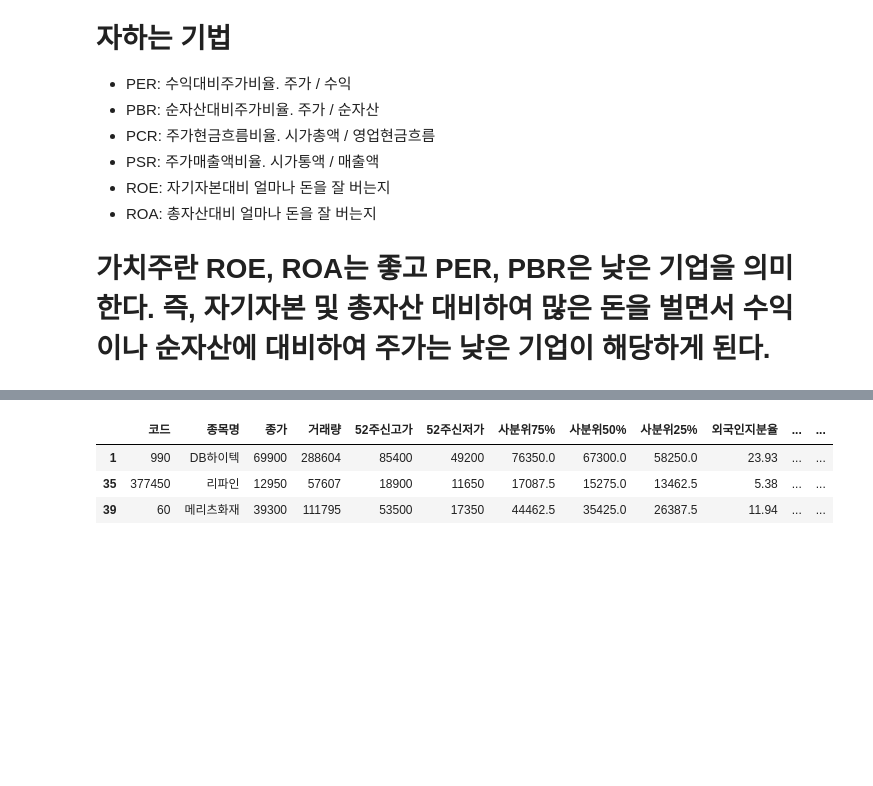
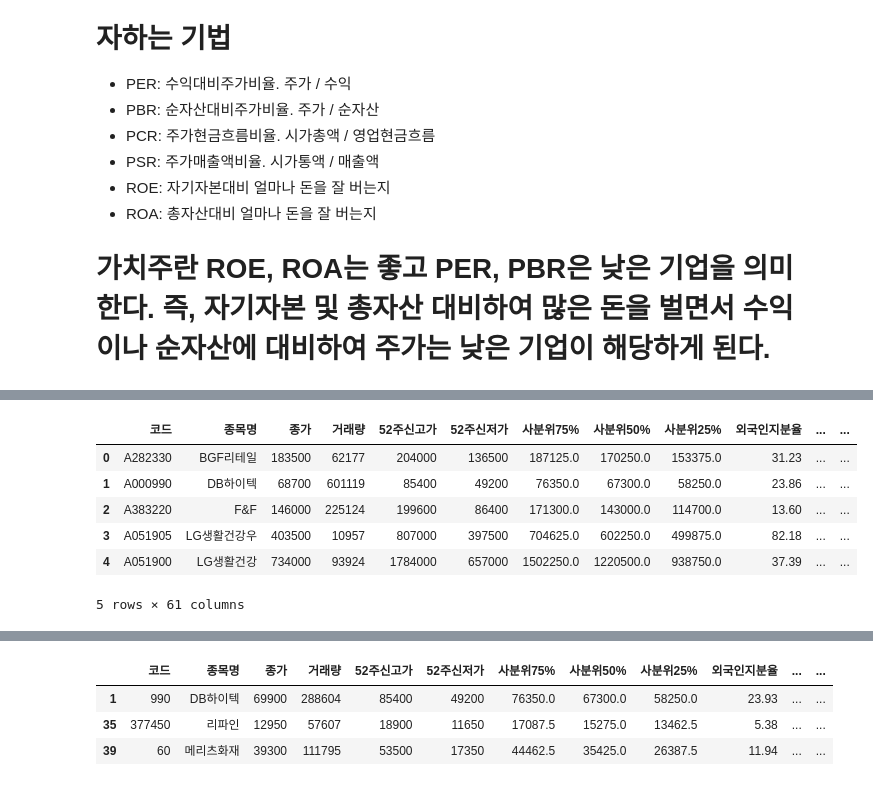
Before and after one commit to etlers/jupyter, a Jupyter notebook: quant_anal/quant_anal.ipynb, the cells around one changed output, grey strips where cells are left out. Cells and saved outputs as stored; diff of their text form; code cells hidden in the pictures; blank space fills up the shorter version.

```diff
--- a/quant_anal/quant_anal.ipynb
+++ b/quant_anal/quant_anal.ipynb
@@ -287,0 +341,19 @@ Index(['코드', '종목명', '종가', '거래량', '52주신고가', '52주신
+# %%
+df_target = pd.read_csv("bs_target.csv", encoding="utf-8-sig")
+# 종가흐름, 외국인보유흐름
+df_target["END_PRC_MEDIAN"] = df_target["종가흐름"].apply(lambda X: int(np.mean(eval(X))))
+df_target["20일중간값_종가비율"] = round(df_target["종가"] / df_target["END_PRC_MEDIAN"] * 100, 2)
+df_target["20일사분위25%"] = df_target["종가흐름"].apply(lambda X: int(pd.Series(eval(X)).quantile(.25)))
+df_target["20일사분위25%_종가비율"] = round(df_target["종가"] / df_target["20일사분위25%"] * 100, 2)
+df_target["FRGN_RT_MEDIAN"] = df_target["외국인보유흐름"].apply(lambda X: round(np.mean(eval(X)), 2))
+df_target["20일중간값_외국인비율"] = round(df_target["외국인지분율"] / df_target["FRGN_RT_MEDIAN"] * 100, 2)
+
+df_target.head()
+# %% [output]
+|  | 코드 | 종목명 | 종가 | 거래량 | 52주신고가 | 52주신저가 | 사분위75% | 사분위50% | 사분위25% | 외국인지분율 | ... | ... |
+| 0 | A282330 | BGF리테일 | 183500 | 62177 | 204000 | 136500 | 187125.0 | 170250.0 | 153375.0 | 31.23 | ... | ... |
+| 1 | A000990 | DB하이텍 | 68700 | 601119 | 85400 | 49200 | 76350.0 | 67300.0 | 58250.0 | 23.86 | ... | ... |
+| 2 | A383220 | F&F | 146000 | 225124 | 199600 | 86400 | 171300.0 | 143000.0 | 114700.0 | 13.60 | ... | ... |
+| 3 | A051905 | LG생활건강우 | 403500 | 10957 | 807000 | 397500 | 704625.0 | 602250.0 | 499875.0 | 82.18 | ... | ... |
+| 4 | A051900 | LG생활건강 | 734000 | 93924 | 1784000 | 657000 | 1502250.0 | 1220500.0 | 938750.0 | 37.39 | ... | ... |
+5 rows × 61 columns
```
Also changed, not shown: parts of 14 cells of this notebook, 55 other files.
